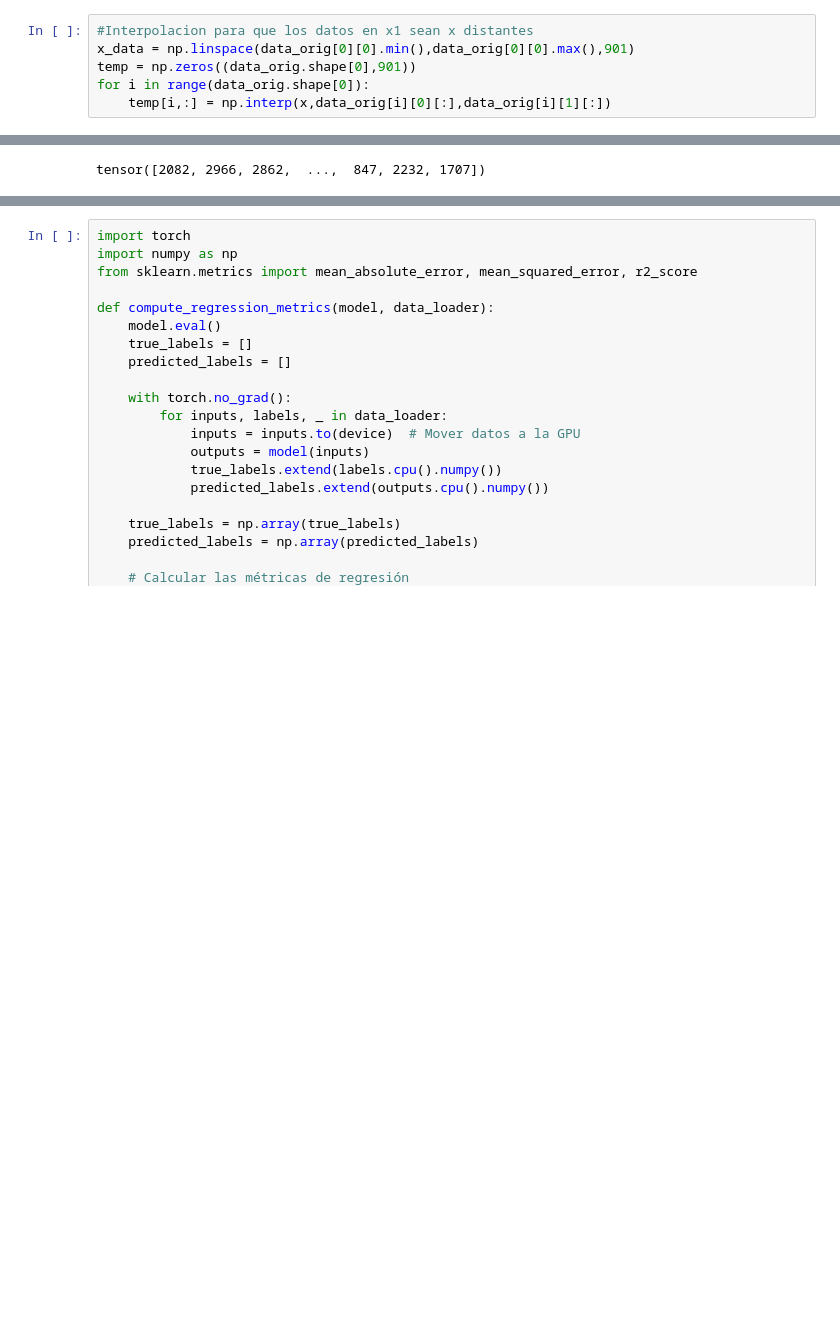
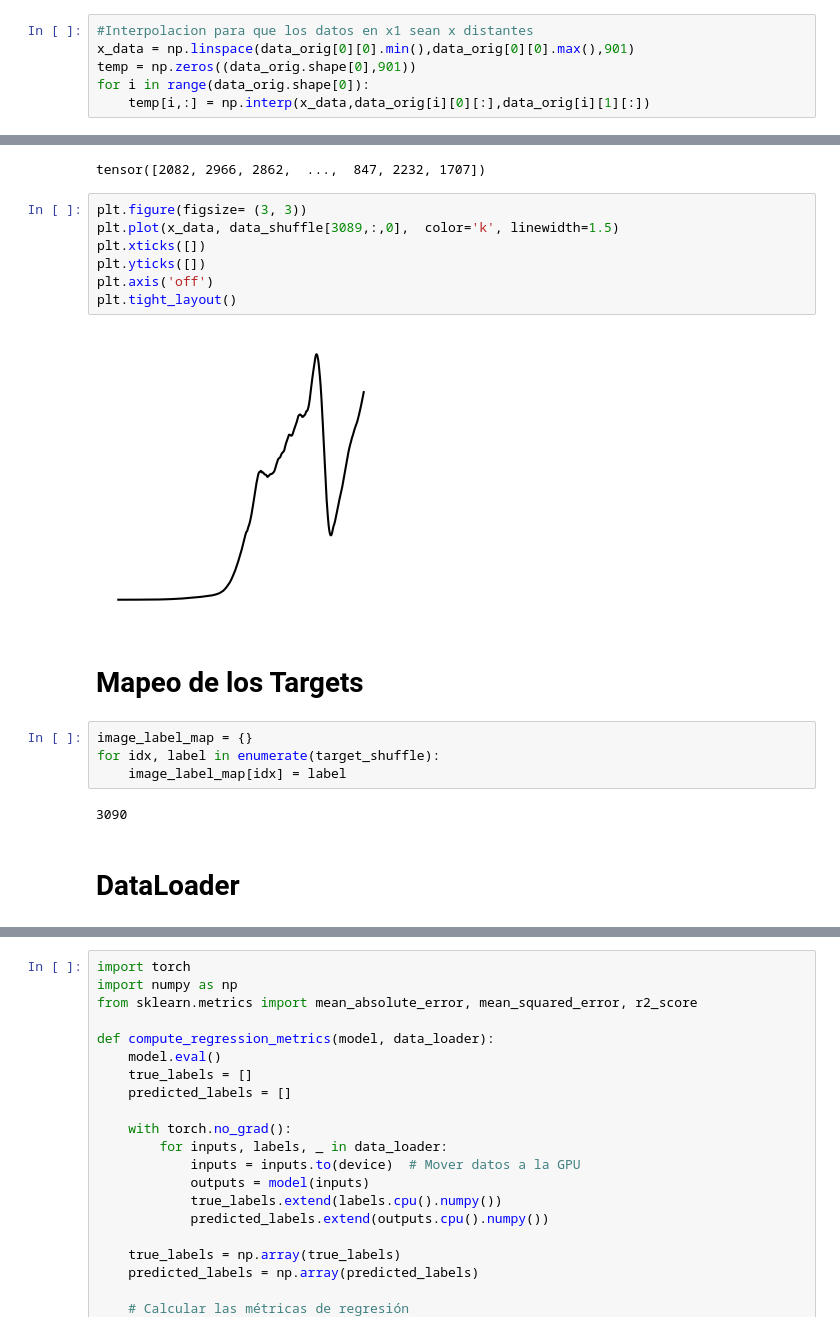
Before and after one commit to WilhelmBuitrago/BandGap-Prediction, a Jupyter notebook: code/CNN_img_regression.ipynb, the cells around one changed output, grey strips where cells are left out. Saved outputs shown, nothing was run; the diff lists cells and outputs as text; blank space fills up the shorter version.

```diff
--- a/code/CNN_img_regression.ipynb
+++ b/code/CNN_img_regression.ipynb
@@ -18,7 +19,7 @@ data_orig,target = GetDataset(CreateDataFrame=True).Outputdata()
 x_data = np.linspace(data_orig[0][0].min(),data_orig[0][0].max(),901)
 temp = np.zeros((data_orig.shape[0],901))
 for i in range(data_orig.shape[0]):
-    temp[i,:] = np.interp(x,data_orig[i][0][:],data_orig[i][1][:])
+    temp[i,:] = np.interp(x_data,data_orig[i][0][:],data_orig[i][1][:])
 # %%
 # Creacion de arreglos matriciales 30x30 2 channels
 data = np.zeros((temp.shape[0],temp.shape[1],2))
@@ -33,5 +34,24 @@ target_shuffle = target[shuffle_idx]
 shuffle_idx
 # %% [output]
 tensor([2082, 2966, 2862,  ...,  847, 2232, 1707])
+# %%
+plt.figure(figsize= (3, 3))
+plt.plot(x_data, data_shuffle[3089,:,0],  color='k', linewidth=1.5)
+plt.xticks([])
+plt.yticks([])
+plt.axis('off')
+plt.tight_layout()
+# %% [output]
+[figure, added]
+# %% [markdown]
+# Mapeo de los Targets
+# %%
+image_label_map = {}
+for idx, label in enumerate(target_shuffle):
+    image_label_map[idx] = label
+# %% [output]
+3090
+# %% [markdown]
+# DataLoader
 # %%
 class CustomImageDataset(Dataset):
```
Also changed, not shown: parts of 20 cells of this notebook.
